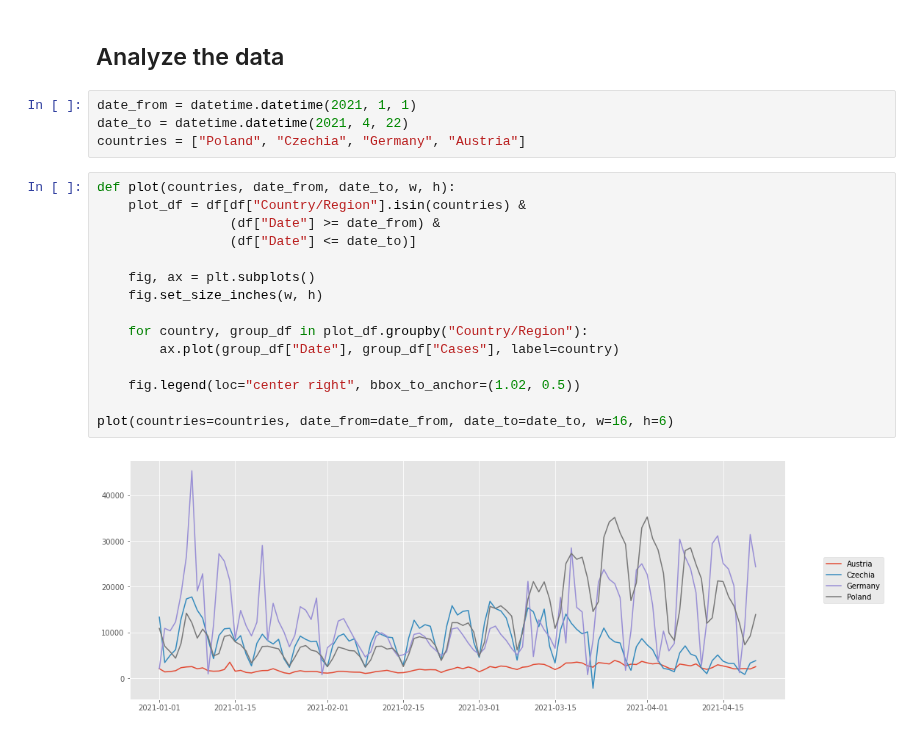
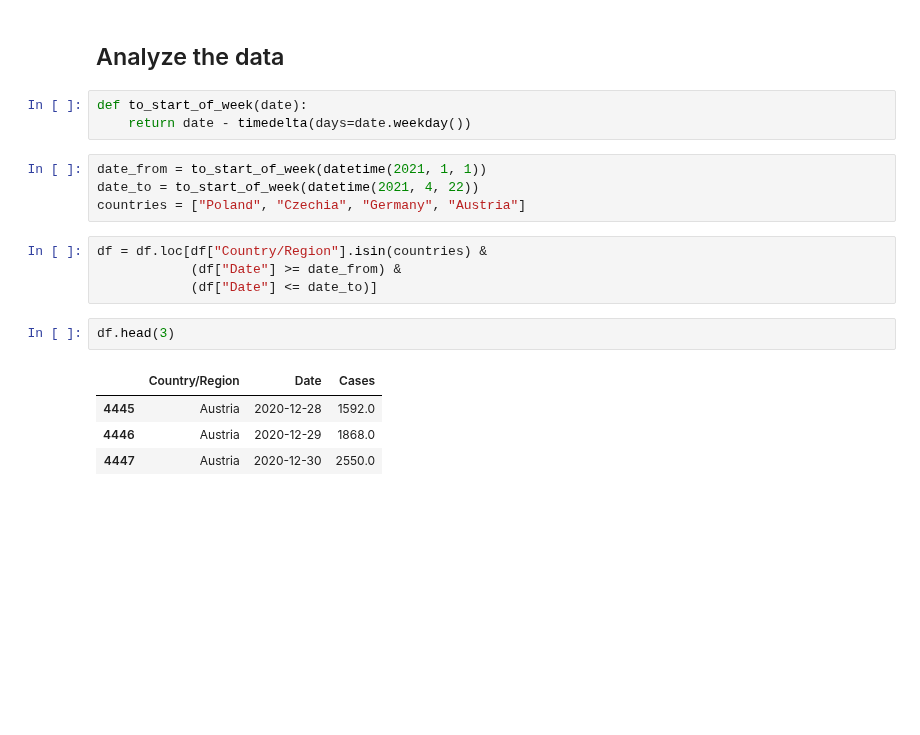
Before and after one commit to jaroslawr/jupyter-notebooks, a Jupyter notebook: covid/covid.ipynb, the cells around one changed output. Cells and saved outputs as stored; diff of their text form; blank space fills up the shorter version.

```diff
--- a/covid/covid.ipynb
+++ b/covid/covid.ipynb
@@ -133,24 +134,21 @@ df[(df["Country/Region"] == "Poland") &
 | 63277 | Poland | 2021-01-05 | 7596.0 |
 # %% [markdown]
 ## Analyze the data
+# %%
+def to_start_of_week(date):
+    return date - timedelta(days=date.weekday())
 # %%
-date_from = datetime.datetime(2021, 1, 1)
-date_to = datetime.datetime(2021, 4, 22)
+date_from = to_start_of_week(datetime(2021, 1, 1))
+date_to = to_start_of_week(datetime(2021, 4, 22))
 countries = ["Poland", "Czechia", "Germany", "Austria"]
-# %%
-def plot(countries, date_from, date_to, w, h):
-    plot_df = df[df["Country/Region"].isin(countries) &
-                 (df["Date"] >= date_from) &
-                 (df["Date"] <= date_to)]
-
-    fig, ax = plt.subplots()
-    fig.set_size_inches(w, h)
-
-    for country, group_df in plot_df.groupby("Country/Region"):
-        ax.plot(group_df["Date"], group_df["Cases"], label=country)
-
-    fig.legend(loc="center right", bbox_to_anchor=(1.02, 0.5))
-
-plot(countries=countries, date_from=date_from, date_to=date_to, w=16, h=6)
-# %% [output]
-[figure, removed]
+# %%
+df = df.loc[df["Country/Region"].isin(countries) &
+            (df["Date"] >= date_from) &
+            (df["Date"] <= date_to)]
+# %%
+df.head(3)
+# %% [output]
+|  | Country/Region | Date | Cases |
+| 4445 | Austria | 2020-12-28 | 1592.0 |
+| 4446 | Austria | 2020-12-29 | 1868.0 |
+| 4447 | Austria | 2020-12-30 | 2550.0 |
```
Also changed, not shown: parts of 9 cells of this notebook, 1 other file.
